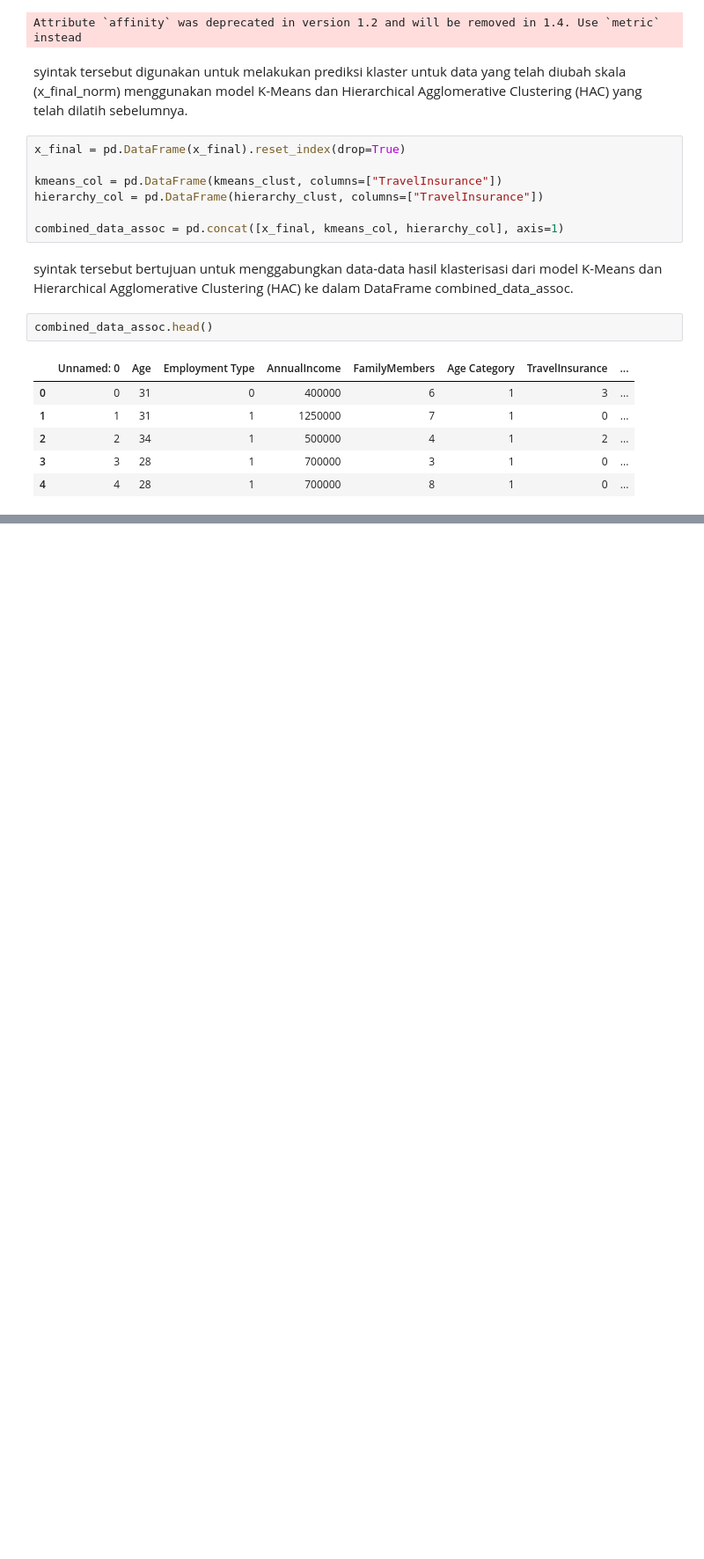
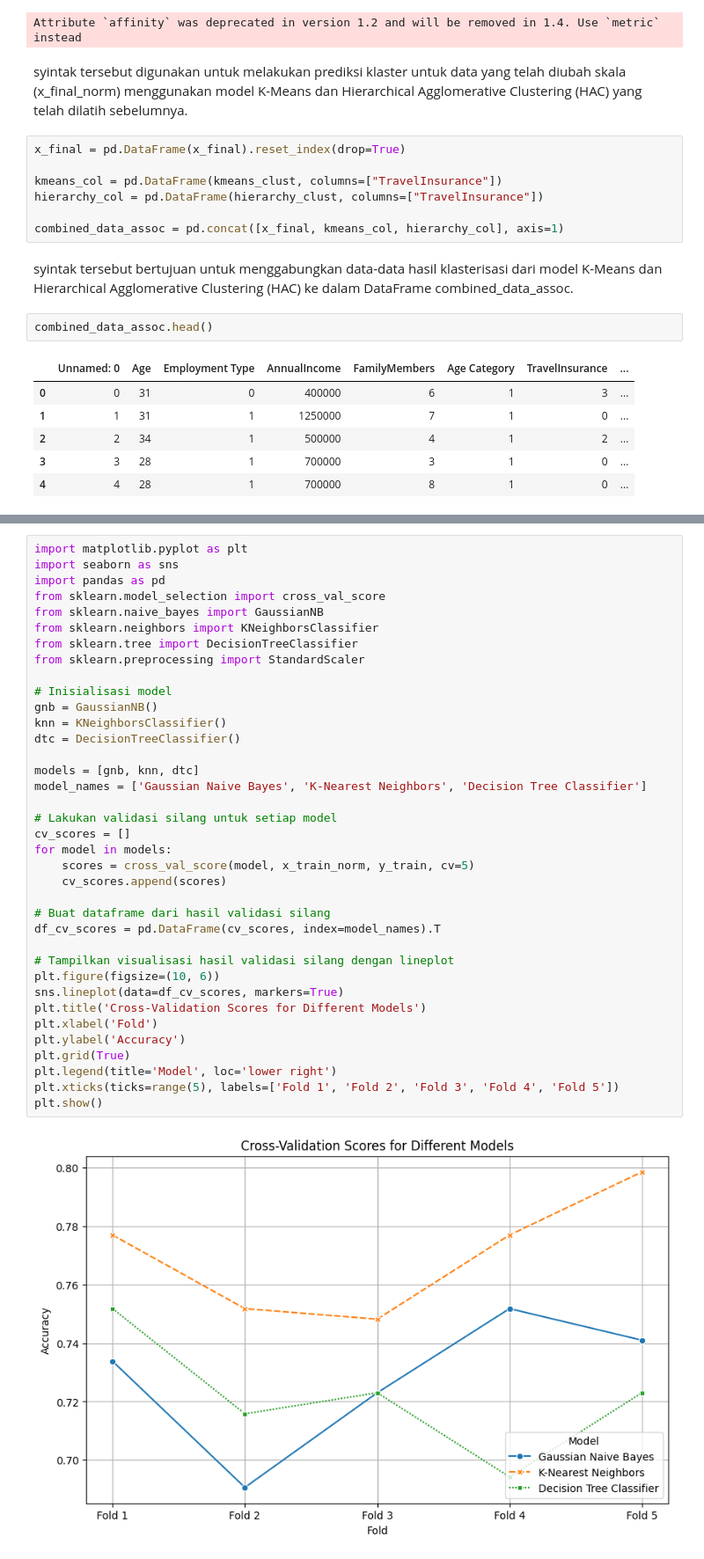
Before and after one commit to aliefAdityaa/Muhammad-Alief-Aditya-2, a Jupyter notebook: Praktikum_DATA_MINING.ipynb, the cells around one changed output, grey strips where cells are left out. Shown at 88% size. Cells and saved outputs as stored; diff of their text form; blank space fills up the shorter version.

```diff
--- a/Praktikum_DATA_MINING.ipynb
+++ b/Praktikum_DATA_MINING.ipynb
@@ -843,0 +1080,39 @@ combined_data_assoc.head()
+# %%
+import matplotlib.pyplot as plt
+import seaborn as sns
+import pandas as pd
+from sklearn.model_selection import cross_val_score
+from sklearn.naive_bayes import GaussianNB
+from sklearn.neighbors import KNeighborsClassifier
+from sklearn.tree import DecisionTreeClassifier
+from sklearn.preprocessing import StandardScaler
+
+# Inisialisasi model
+gnb = GaussianNB()
+knn = KNeighborsClassifier()
+dtc = DecisionTreeClassifier()
+
+models = [gnb, knn, dtc]
+model_names = ['Gaussian Naive Bayes', 'K-Nearest Neighbors', 'Decision Tree Classifier']
+
+# Lakukan validasi silang untuk setiap model
+cv_scores = []
+for model in models:
+    scores = cross_val_score(model, x_train_norm, y_train, cv=5)
+    cv_scores.append(scores)
+
+# Buat dataframe dari hasil validasi silang
+df_cv_scores = pd.DataFrame(cv_scores, index=model_names).T
+
+# Tampilkan visualisasi hasil validasi silang dengan lineplot
+plt.figure(figsize=(10, 6))
+sns.lineplot(data=df_cv_scores, markers=True)
+plt.title('Cross-Validation Scores for Different Models')
+plt.xlabel('Fold')
+plt.ylabel('Accuracy')
+plt.grid(True)
+plt.legend(title='Model', loc='lower right')
+plt.xticks(ticks=range(5), labels=['Fold 1', 'Fold 2', 'Fold 3', 'Fold 4', 'Fold 5'])
+plt.show()
+# %% [output]
+[figure, added]
```
Also changed, not shown: parts of 14 cells of this notebook.
